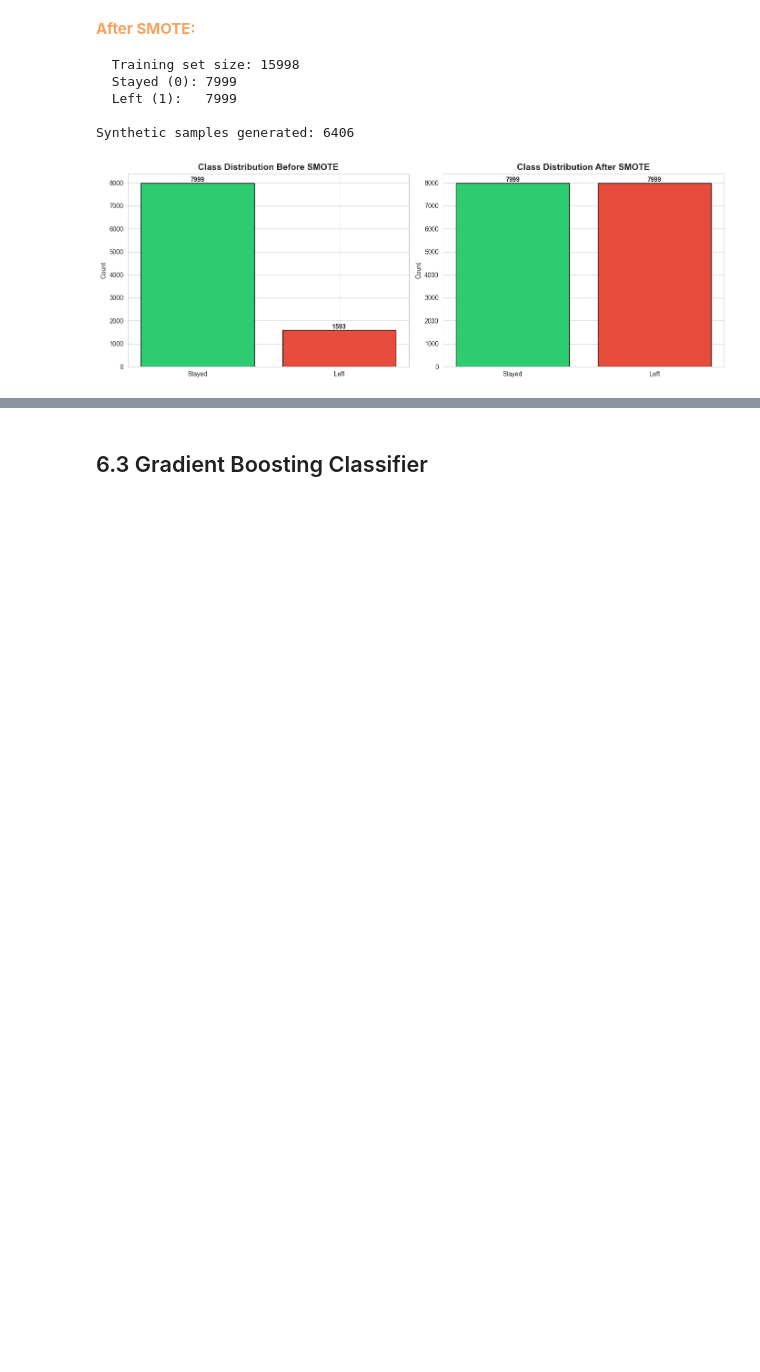
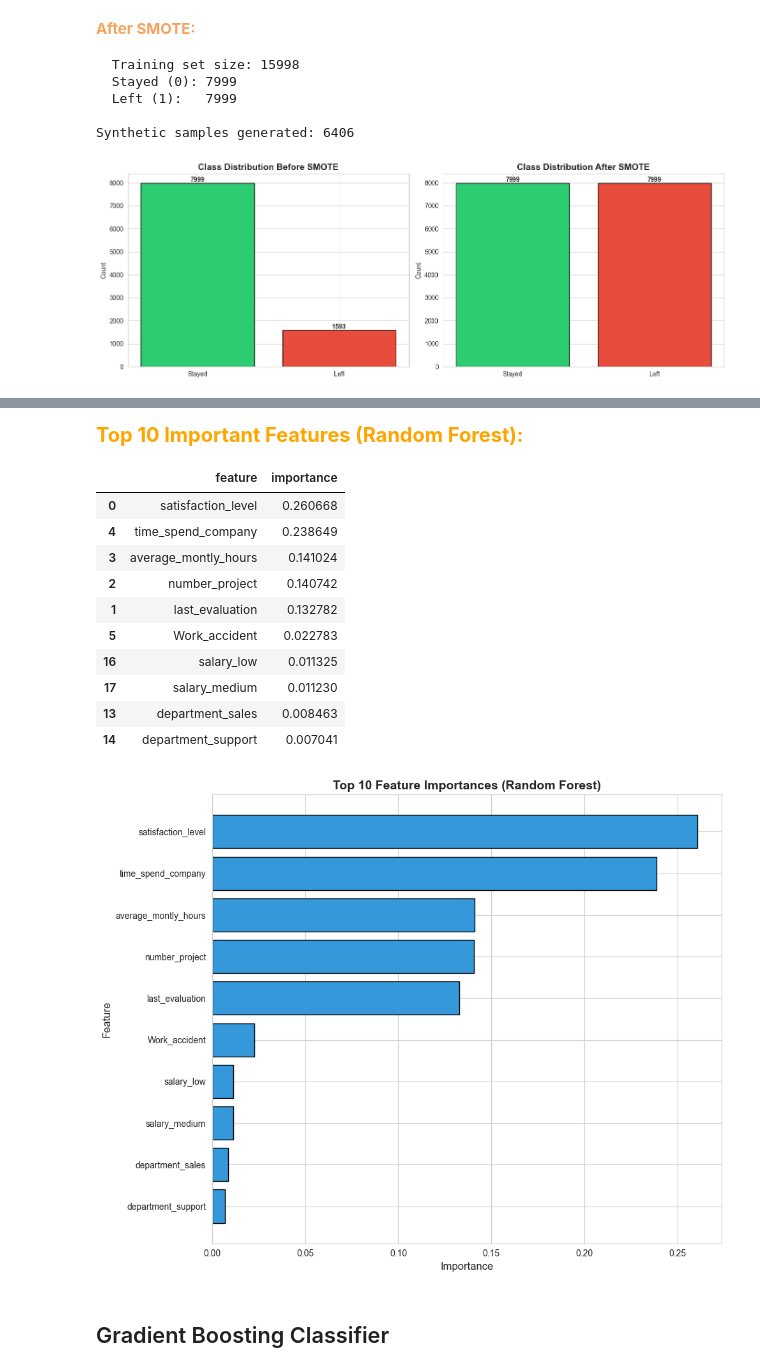
Before and after one commit to rlogwood/fs-rl-notebooks, a Jupyter notebook: assignments/unit3_machine_learning/Unit3_CourseEndProject/EmployeeTurnover.ipynb, the cells around one changed output, grey strips where cells are left out. Cells and saved outputs as stored; diff of their text form; code cells hidden in the pictures; blank space fills up the shorter version.

```diff
--- a/assignments/unit3_machine_learning/Unit3_CourseEndProject/EmployeeTurnover.ipynb
+++ b/assignments/unit3_machine_learning/Unit3_CourseEndProject/EmployeeTurnover.ipynb
@@ -1603,24 +1650,38 @@ print(classification_report(y_test, y_pred_rf, target_names=['Stayed', 'Left']))
 # %%
 # Feature Importance from Random Forest
 feature_importance = pd.DataFrame({
     'feature': X_encoded.columns,
     'importance': rf_model.feature_importances_
 }).sort_values('importance', ascending=False)
 
-print("\nTop 10 Important Features (Random Forest):")
+tu.print_heading("Top 10 Important Features (Random Forest):")
 display(feature_importance.head(10))
 
 # Visualize feature importance
 plt.figure(figsize=(10, 8))
 top_features = feature_importance.head(10)
 plt.barh(top_features['feature'], top_features['importance'], color='#3498db', edgecolor='black')
 plt.xlabel('Importance', fontsize=12)
 plt.ylabel('Feature', fontsize=12)
 plt.title('Top 10 Feature Importances (Random Forest)', fontsize=14, fontweight='bold')
 plt.gca().invert_yaxis()
 plt.tight_layout()
 plt.show()
+# %% [output]
+Top 10 Important Features (Random Forest):
+|  | feature | importance |
+| 0 | satisfaction_level | 0.260668 |
+| 4 | time_spend_company | 0.238649 |
+| 3 | average_montly_hours | 0.141024 |
+| 2 | number_project | 0.140742 |
+| 1 | last_evaluation | 0.132782 |
+| 5 | Work_accident | 0.022783 |
+| 16 | salary_low | 0.011325 |
+| 17 | salary_medium | 0.011230 |
+| 13 | department_sales | 0.008463 |
+| 14 | department_support | 0.007041 |
+[figure, added]
 # %% [markdown]
-## 6.3 Gradient Boosting Classifier
+## Gradient Boosting Classifier
 # %%
 # Train Gradient Boosting
```
Also changed, not shown: parts of 56 cells of this notebook, 5 other files.
